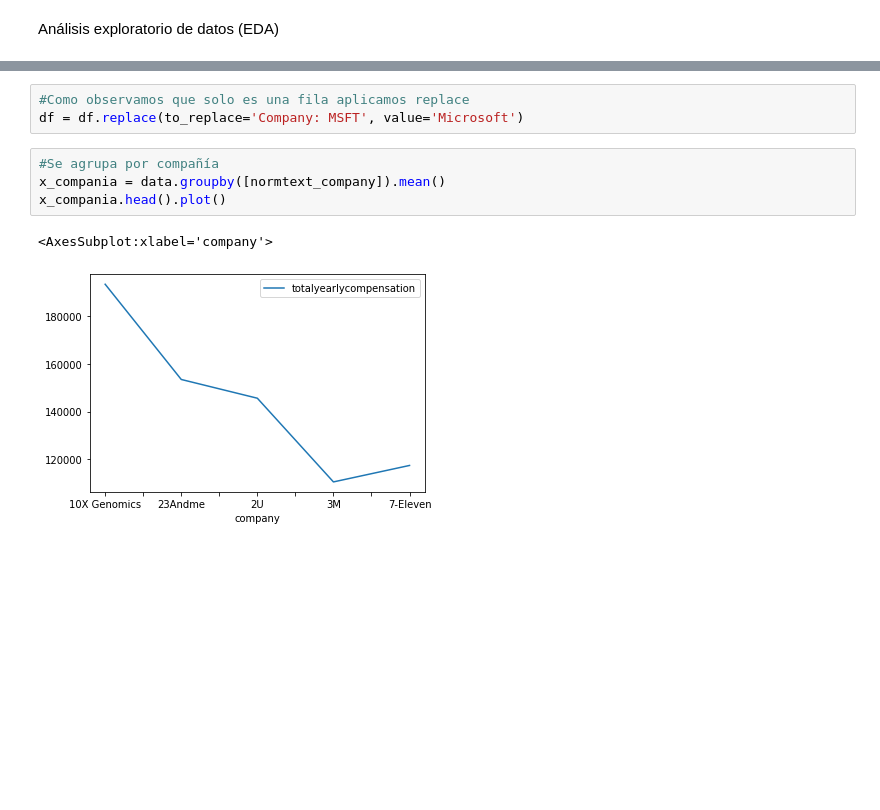
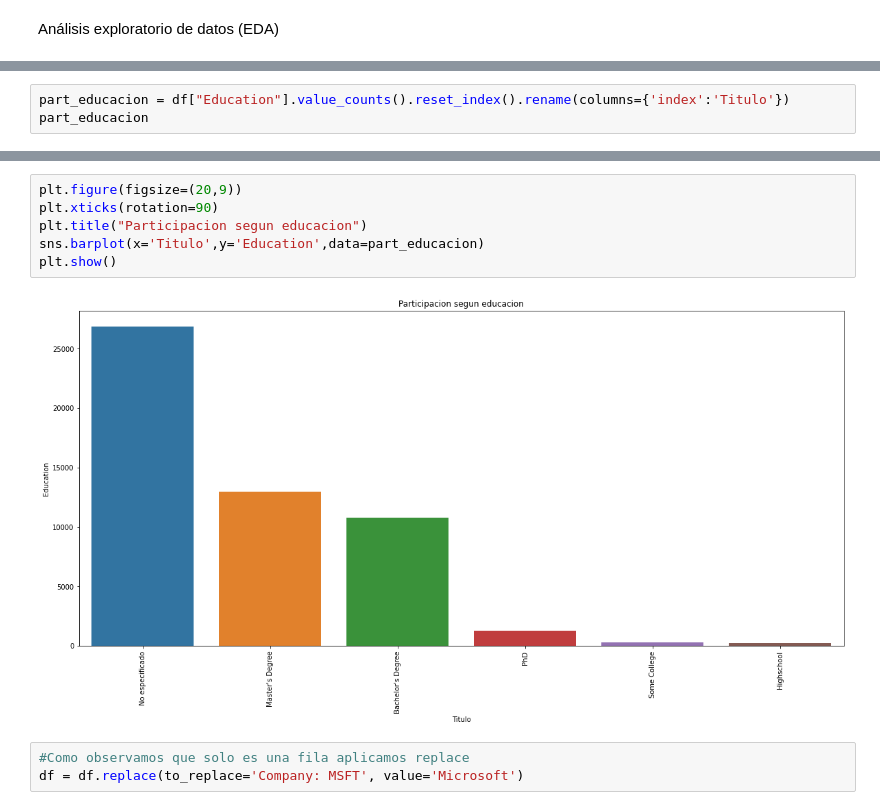
Before and after one commit to joevilla96/-DataProyect, a Jupyter notebook: src/EDA1.ipynb, the cells around one changed output, grey strips where cells are left out. Drawn from its saved outputs; the diff is of its cells as text; blank space fills up the shorter version.

```diff
--- a/src/EDA1.ipynb
+++ b/src/EDA1.ipynb
@@ -134,0 +78,3 @@ dtype: int64
+# %%
+part_educacion = df["Education"].value_counts().reset_index().rename(columns={'index':'Titulo'})
+part_educacion
@@ -135,10 +89,11 @@ dtype: int64
+# %%
+plt.figure(figsize=(20,9))
+plt.xticks(rotation=90)
+plt.title("Participacion segun educacion")
+sns.barplot(x='Titulo',y='Education',data=part_educacion)
+plt.show()
+# %% [output]
+[figure, added]
 # %%
 #Como observamos que solo es una fila aplicamos replace
 df = df.replace(to_replace='Company: MSFT', value='Microsoft')
-# %%
-#Se agrupa por compañía
-x_compania = data.groupby([normtext_company]).mean()
-x_compania.head().plot()
-# %% [output]
-<AxesSubplot:xlabel='company'>
-[figure, removed]
```
Also changed, not shown: parts of 25 cells of this notebook.
